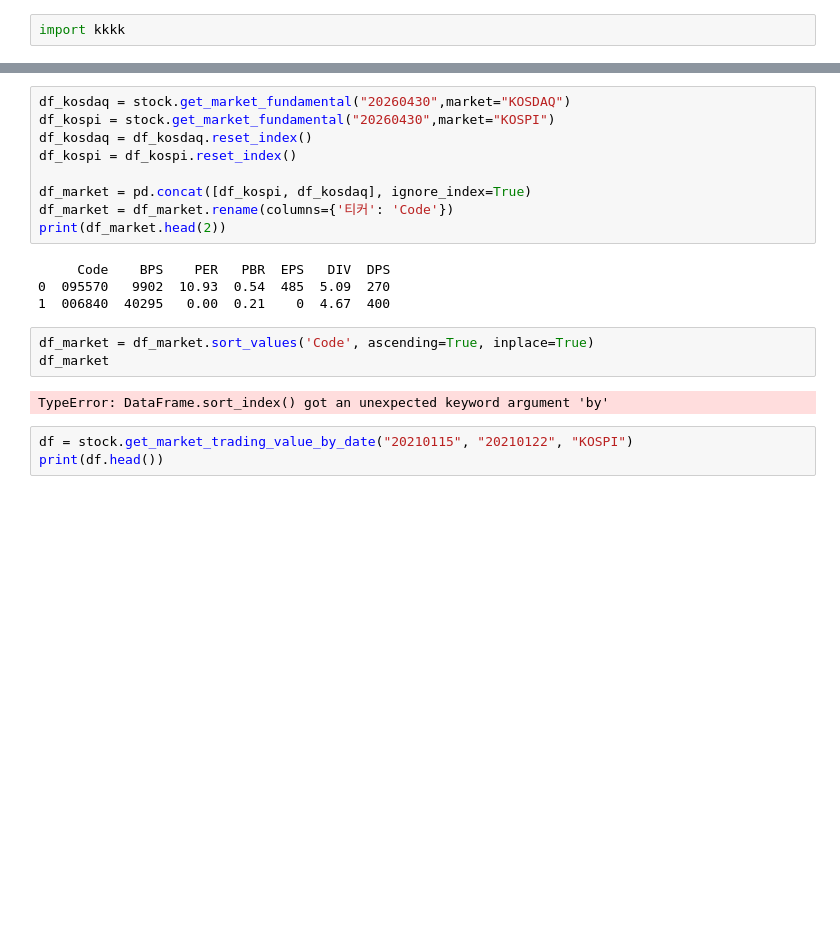
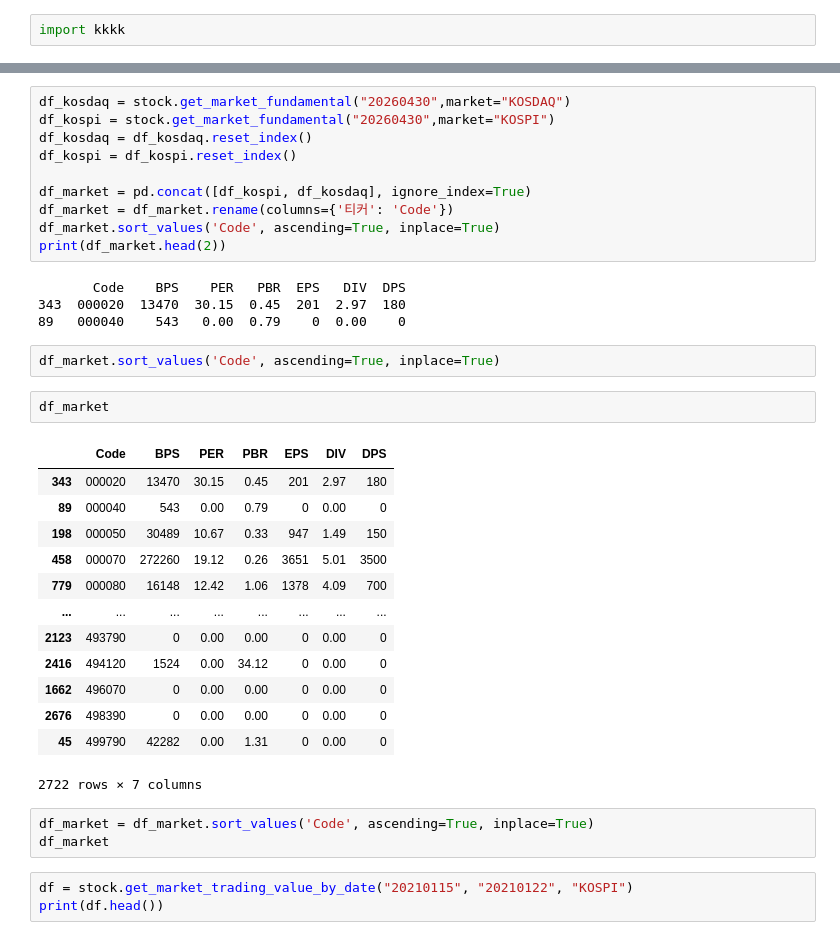
Before and after one commit to linux386/amd_first_module, a Jupyter notebook: make_data.ipynb, the cells around one changed output, grey strips where cells are left out. Saved outputs shown, nothing was run; the diff lists cells and outputs as text; blank space fills up the shorter version.

```diff
--- a/make_data.ipynb
+++ b/make_data.ipynb
@@ -526,16 +617,33 @@ df_kospi = df_kospi.reset_index()
 
 df_market = pd.concat([df_kospi, df_kosdaq], ignore_index=True)
 df_market = df_market.rename(columns={'티커': 'Code'})
+df_market.sort_values('Code', ascending=True, inplace=True)
 print(df_market.head(2))
 # %% [output]
-     Code    BPS    PER   PBR  EPS   DIV  DPS
-0  095570   9902  10.93  0.54  485  5.09  270
-1  006840  40295   0.00  0.21    0  4.67  400
+       Code    BPS    PER   PBR  EPS   DIV  DPS
+343  000020  13470  30.15  0.45  201  2.97  180
+89   000040    543   0.00  0.79    0  0.00    0
+# %%
+df_market.sort_values('Code', ascending=True, inplace=True)
+# %%
+df_market
+# %% [output]
+|  | Code | BPS | PER | PBR | EPS | DIV | DPS |
+| 343 | 000020 | 13470 | 30.15 | 0.45 | 201 | 2.97 | 180 |
+| 89 | 000040 | 543 | 0.00 | 0.79 | 0 | 0.00 | 0 |
+| 198 | 000050 | 30489 | 10.67 | 0.33 | 947 | 1.49 | 150 |
+| 458 | 000070 | 272260 | 19.12 | 0.26 | 3651 | 5.01 | 3500 |
+| 779 | 000080 | 16148 | 12.42 | 1.06 | 1378 | 4.09 | 700 |
+| ... | ... | ... | ... | ... | ... | ... | ... |
+| 2123 | 493790 | 0 | 0.00 | 0.00 | 0 | 0.00 | 0 |
+| 2416 | 494120 | 1524 | 0.00 | 34.12 | 0 | 0.00 | 0 |
+| 1662 | 496070 | 0 | 0.00 | 0.00 | 0 | 0.00 | 0 |
+| 2676 | 498390 | 0 | 0.00 | 0.00 | 0 | 0.00 | 0 |
+| 45 | 499790 | 42282 | 0.00 | 1.31 | 0 | 0.00 | 0 |
+2722 rows × 7 columns
 # %%
 df_market = df_market.sort_values('Code', ascending=True, inplace=True)
 df_market
-# %% [output]
-TypeError: DataFrame.sort_index() got an unexpected keyword argument 'by'
 # %%
 df = stock.get_market_trading_value_by_date("20210115", "20210122", "KOSPI")
 print(df.head())
```
Also changed, not shown: parts of 3 cells of this notebook, 1 other file.
